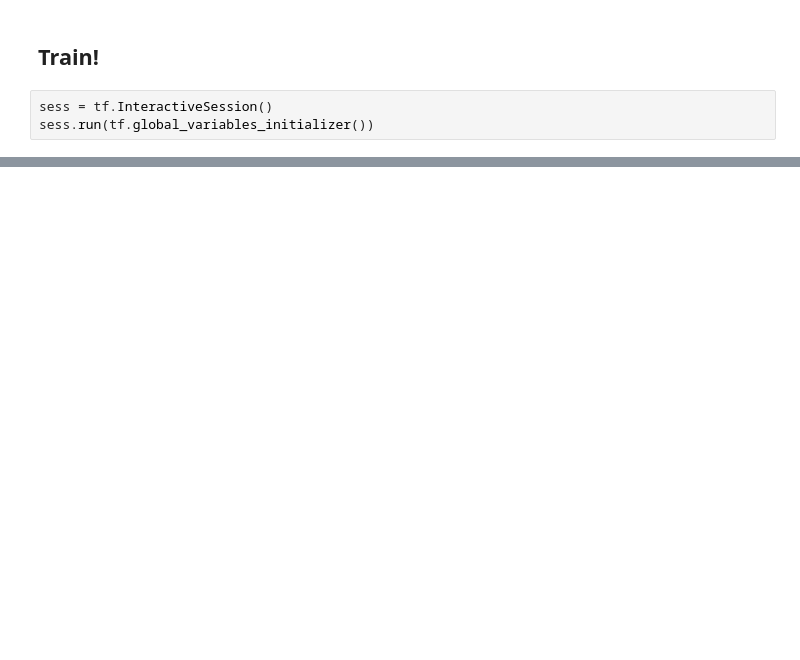
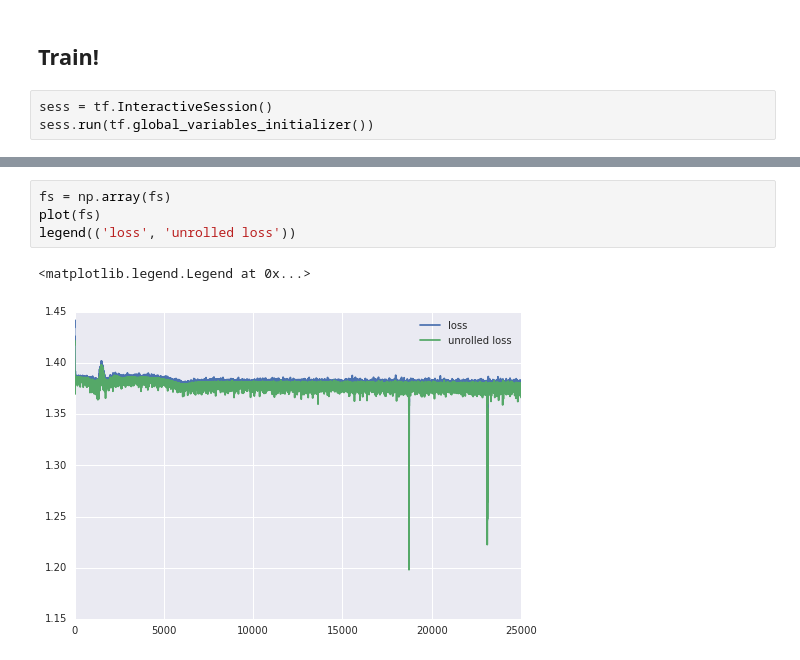
Before and after one commit to poolio/unrolled_gan, a Jupyter notebook: Unrolled GAN demo.ipynb, the cells around one changed output, grey strips where cells are left out. Cells and saved outputs as stored; diff of their text form; blank space fills up the shorter version.

```diff
--- a/Unrolled GAN demo.ipynb
+++ b/Unrolled GAN demo.ipynb
@@ -176,0 +229,7 @@ plot(np_loss-np_unrolled)
+# %%
+fs = np.array(fs)
+plot(fs)
+legend(('loss', 'unrolled loss'))
+# %% [output]
+<matplotlib.legend.Legend at 0x...>
+[figure, added]
```
Also changed, not shown: parts of 14 cells of this notebook.
